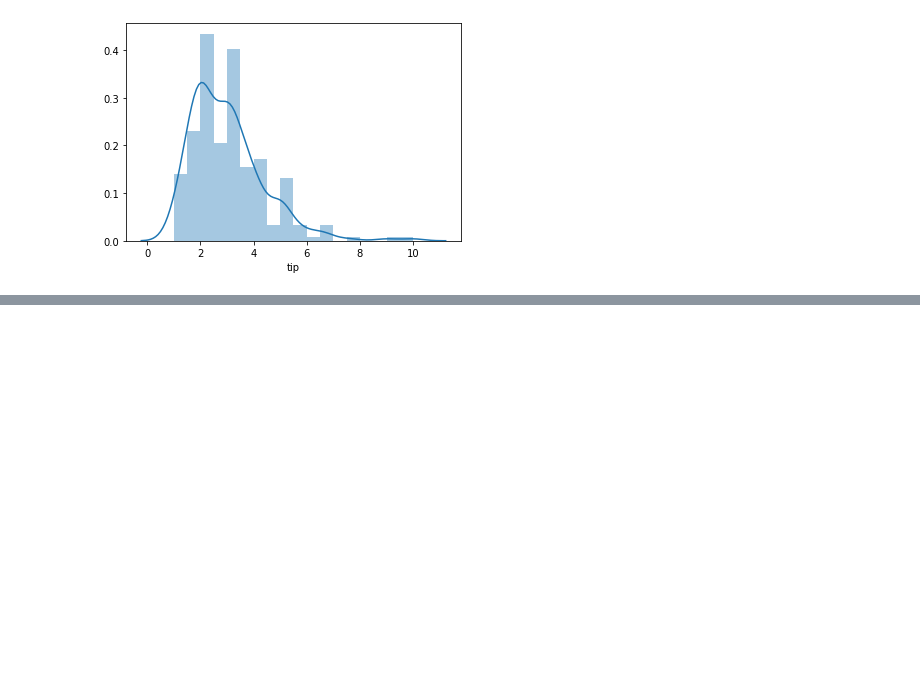
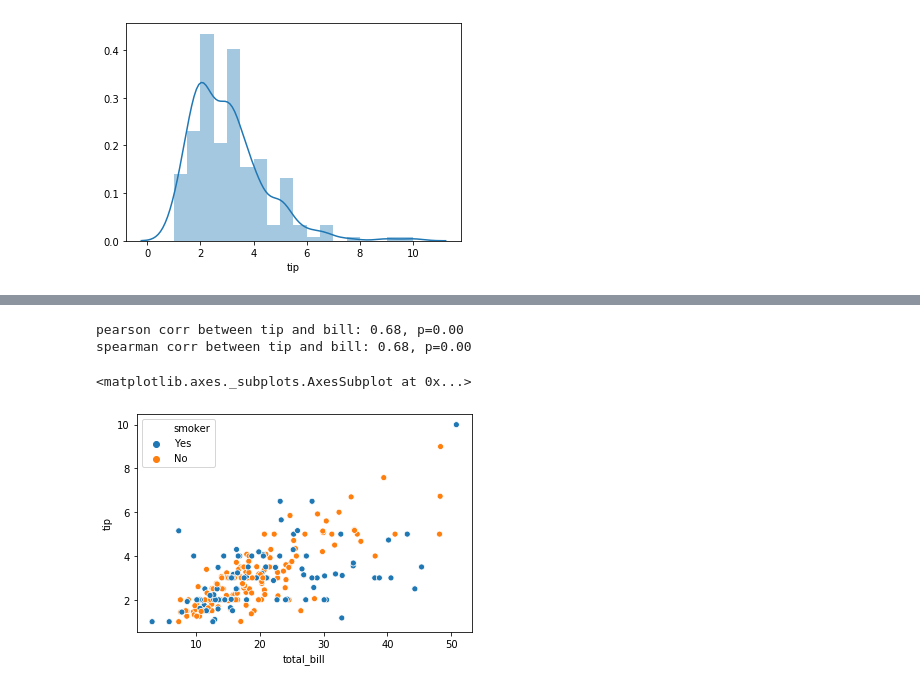
Before and after one commit to gentimouton/dives, a Jupyter notebook: practical_ds/practical_stats_ch01_eda.ipynb, the cells around one changed output, grey strips where cells are left out. Cells and saved outputs as stored; diff of their text form; code cells hidden in the pictures; blank space fills up the shorter version.

```diff
--- a/practical_ds/practical_stats_ch01_eda.ipynb
+++ b/practical_ds/practical_stats_ch01_eda.ipynb
@@ -144,0 +159,13 @@ sns.barplot(x='tip_bin',y='tip', data=binned_counts)
+# %%
+# correlation and scatterplot
+r,pval = stats.pearsonr(tips['tip'], tips['total_bill'])
+print(f'pearson corr between tip and bill: {r:.2f}, p={pval:.2f}')
+r,pval = stats.spearmanr(tips['tip'], tips['total_bill'])
+print(f'spearman corr between tip and bill: {r:.2f}, p={pval:.2f}')
+
+sns.scatterplot(x="total_bill", y="tip", hue="smoker", data=tips)
+# %% [output]
+pearson corr between tip and bill: 0.68, p=0.00
+spearman corr between tip and bill: 0.68, p=0.00
+<matplotlib.axes._subplots.AxesSubplot at 0x...>
+[figure, added]
```
Also changed, not shown: parts of 4 cells of this notebook.
